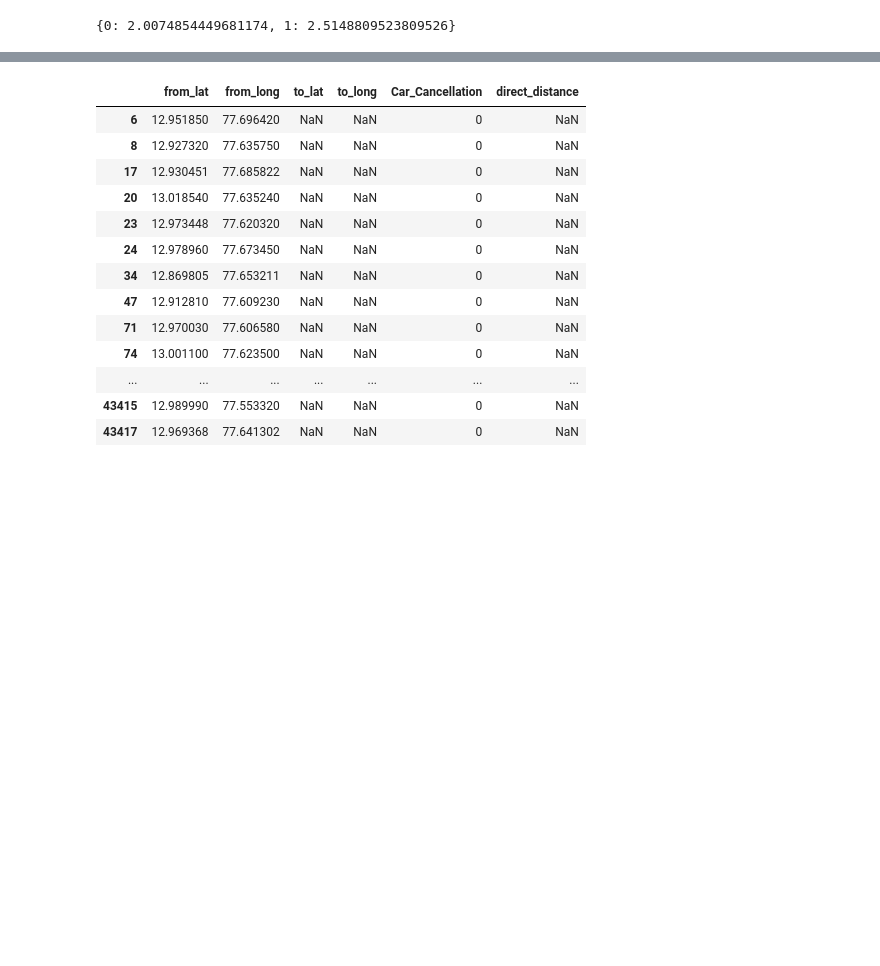
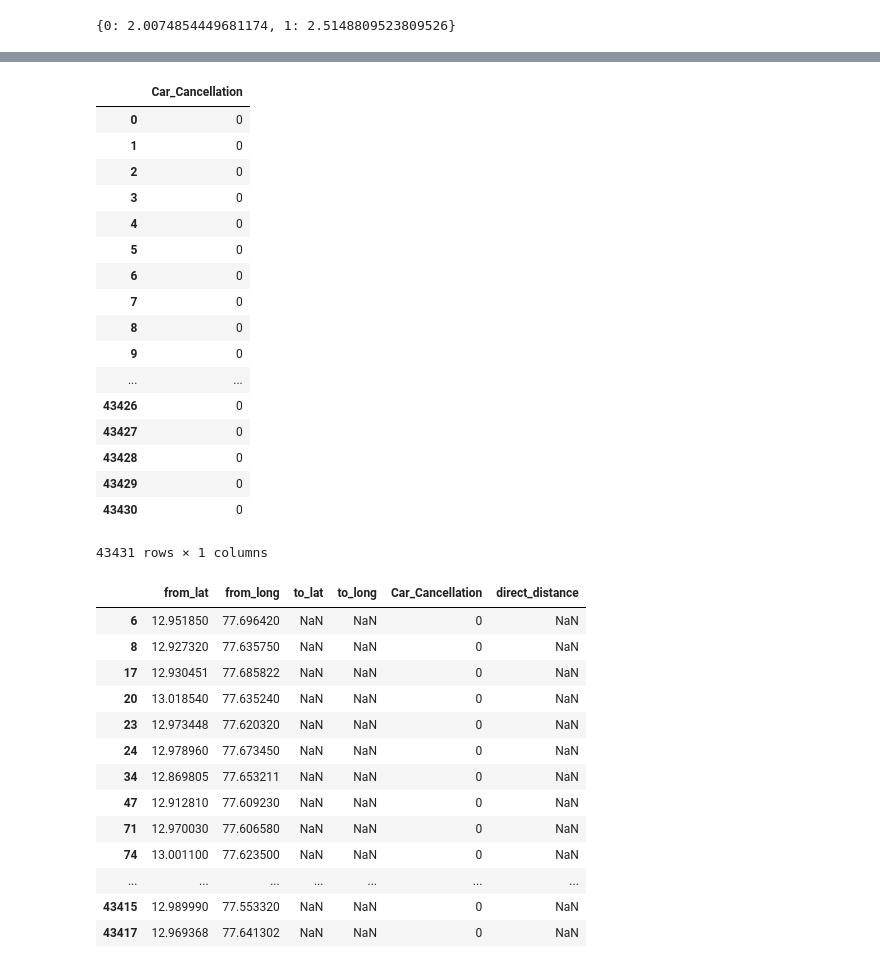
Before and after one commit to Jodahr/CabCancellation, a Jupyter notebook: CabCancellation.ipynb, the cells around one changed output, grey strips where cells are left out. Drawn from its saved outputs; the diff is of its cells as text; code cells hidden in the pictures; blank space fills up the shorter version.

```diff
--- a/CabCancellation.ipynb
+++ b/CabCancellation.ipynb
@@ -433,0 +436,6 @@ test
+# %%
+data = df.drop(['id', 'user_id', 'vehicle_model_id', 'package_id', 'Cost_of_error'],axis=1)
+# %%
+from sklearn.model_selection import train_test_split
+X, y = data.drop('Car_Cancellation', axis=1), data['Car_Cancellation']
+X_train, X_test, y_train, y_test = train_test_split( X, y, test_size=0.2, random_state=42)
@@ -434,3 +526,24 @@ test
+# %%
+y.to_frame()
+# %% [output]
+|  | Car_Cancellation |
+| 0 | 0 |
+| 1 | 0 |
+| 2 | 0 |
+| 3 | 0 |
+| 4 | 0 |
+| 5 | 0 |
+| 6 | 0 |
+| 7 | 0 |
+| 8 | 0 |
+| 9 | 0 |
+| ... | ... |
+| 43426 | 0 |
+| 43427 | 0 |
+| 43428 | 0 |
+| 43429 | 0 |
+| 43430 | 0 |
+43431 rows × 1 columns
 # %%
 test[(test.direct_distance.isnull()) & (test.Car_Cancellation == 0)]
 # %% [output]
```
Also changed, not shown: parts of 13 cells of this notebook.
